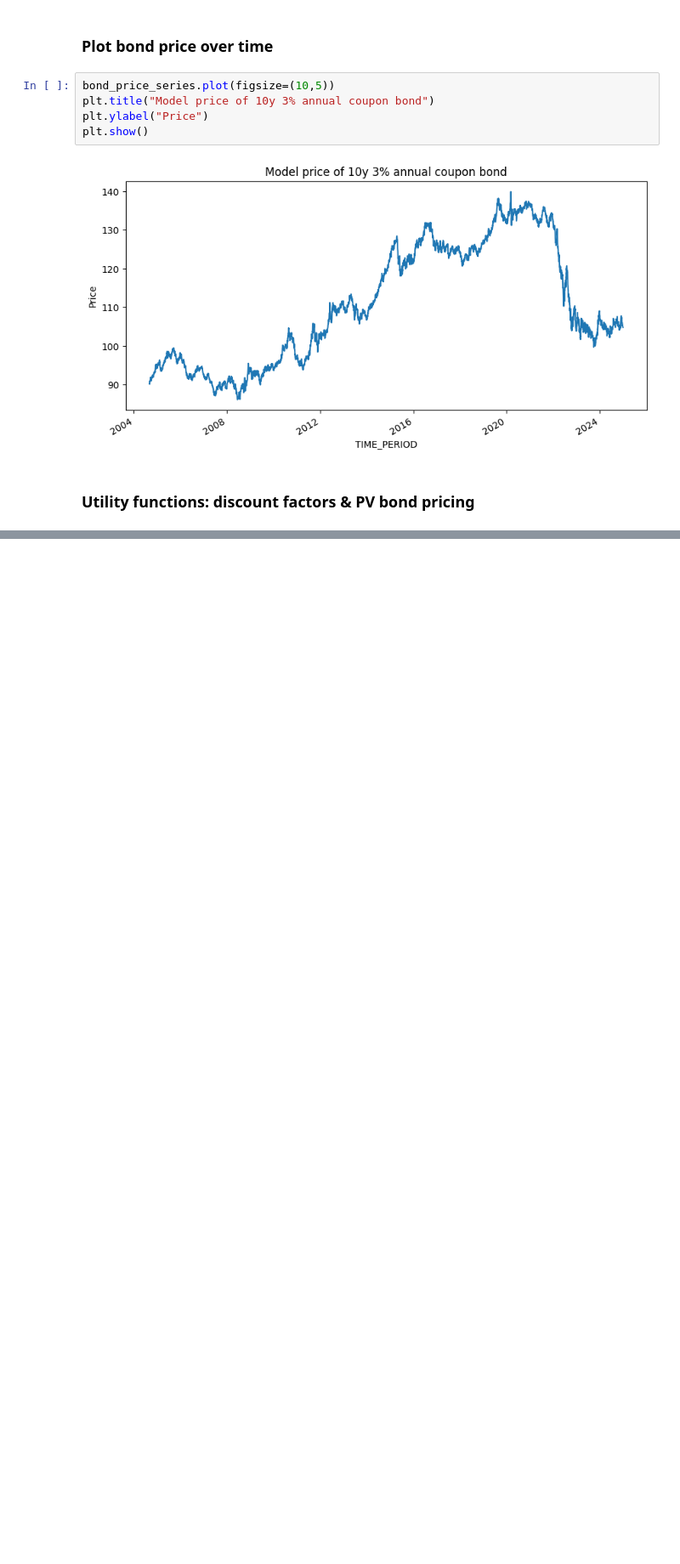
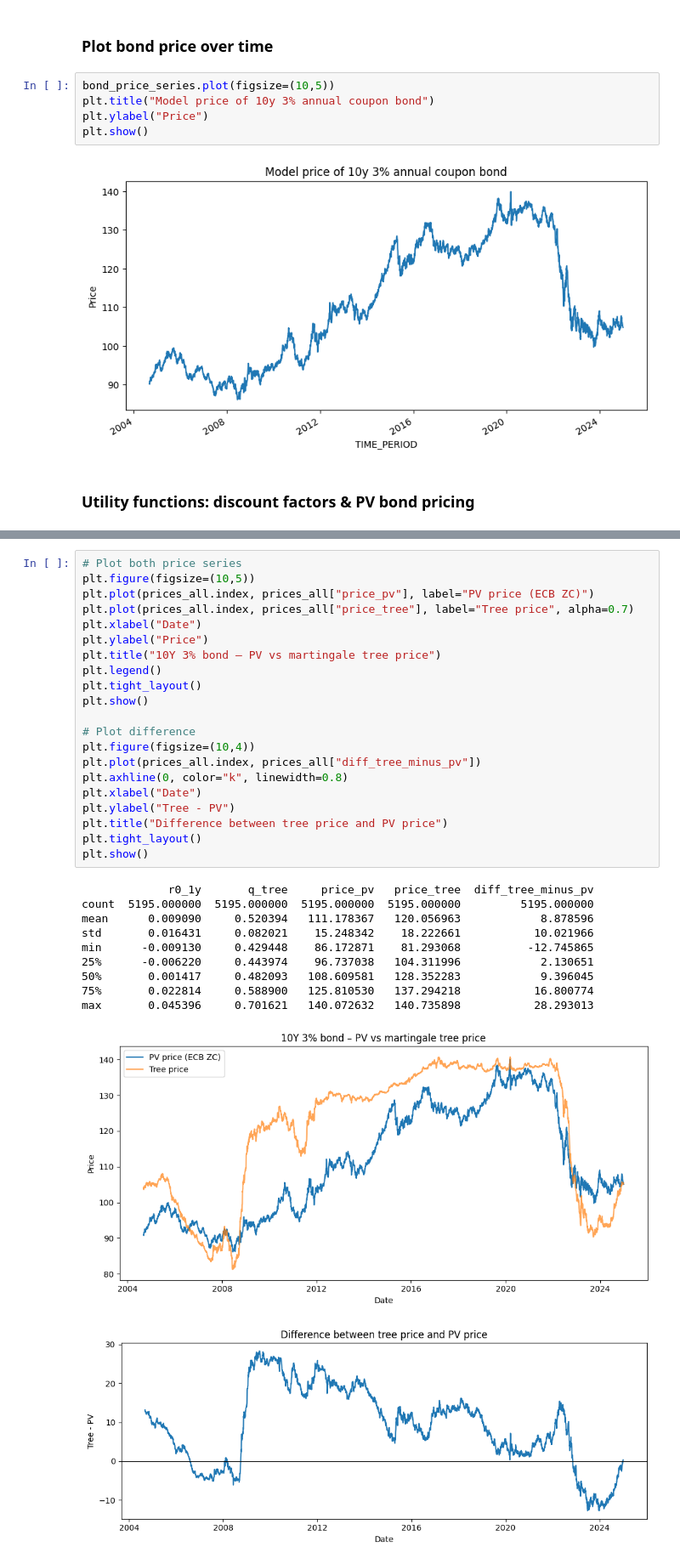
Before and after one commit to emschutt/Asset-Pricing, a Jupyter notebook: AP_v0.ipynb, the cells around one changed output, grey strips where cells are left out. Shown at 85% size. Cells and saved outputs as stored; diff of their text form; blank space fills up the shorter version.

```diff
--- a/AP_v0.ipynb
+++ b/AP_v0.ipynb
@@ -256,0 +367,33 @@ PV price from ECB curve: 90.94139157095282
+# %%
+# Plot both price series
+plt.figure(figsize=(10,5))
+plt.plot(prices_all.index, prices_all["price_pv"], label="PV price (ECB ZC)")
+plt.plot(prices_all.index, prices_all["price_tree"], label="Tree price", alpha=0.7)
+plt.xlabel("Date")
+plt.ylabel("Price")
+plt.title("10Y 3% bond – PV vs martingale tree price")
+plt.legend()
+plt.tight_layout()
+plt.show()
+
+# Plot difference
+plt.figure(figsize=(10,4))
+plt.plot(prices_all.index, prices_all["diff_tree_minus_pv"])
+plt.axhline(0, color="k", linewidth=0.8)
+plt.xlabel("Date")
+plt.ylabel("Tree - PV")
+plt.title("Difference between tree price and PV price")
+plt.tight_layout()
+plt.show()
+# %% [output]
+             r0_1y       q_tree     price_pv   price_tree  diff_tree_minus_pv
+count  5195.000000  5195.000000  5195.000000  5195.000000         5195.000000
+mean      0.009090     0.520394   111.178367   120.056963            8.878596
+std       0.016431     0.082021    15.248342    18.222661           10.021966
+min      -0.009130     0.429448    86.172871    81.293068          -12.745865
+25%      -0.006220     0.443974    96.737038   104.311996            2.130651
+50%       0.001417     0.482093   108.609581   128.352283            9.396045
+75%       0.022814     0.588900   125.810530   137.294218           16.800774
+max       0.045396     0.701621   140.072632   140.735898           28.293013
+[figure, added]
+[figure, added]
```
Also changed, not shown: parts of 10 cells of this notebook.
